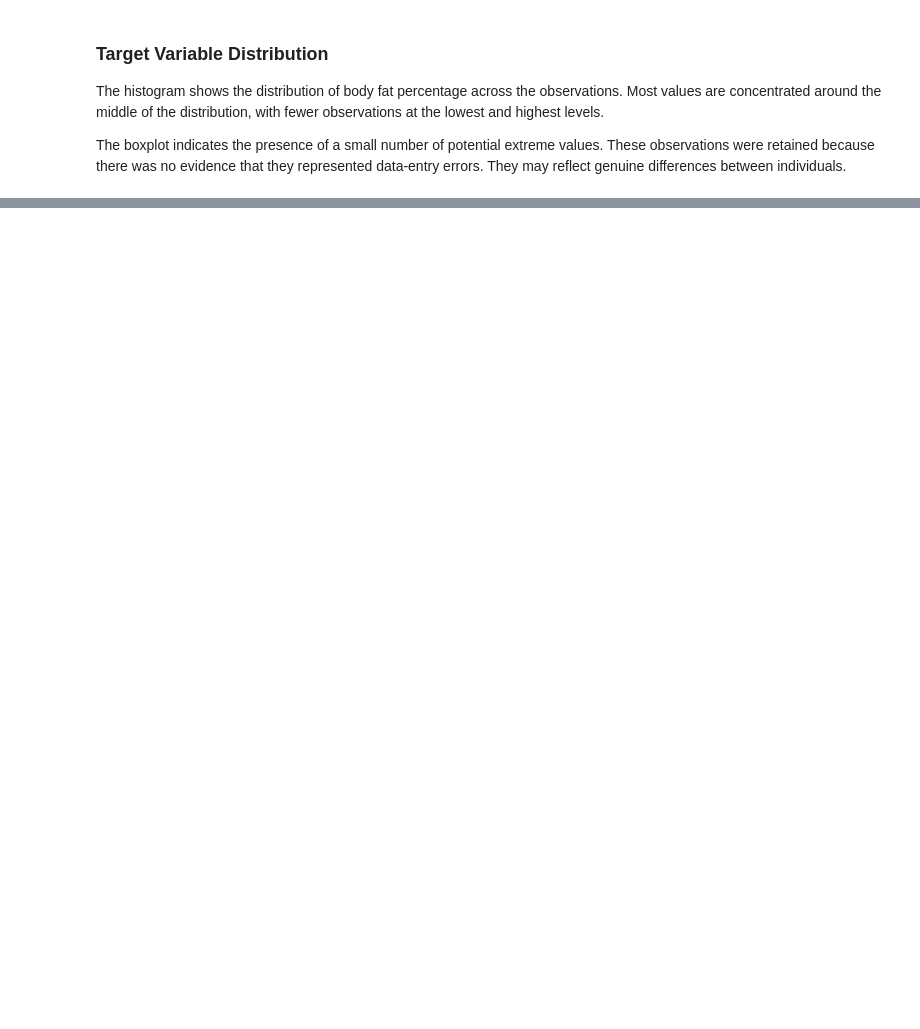
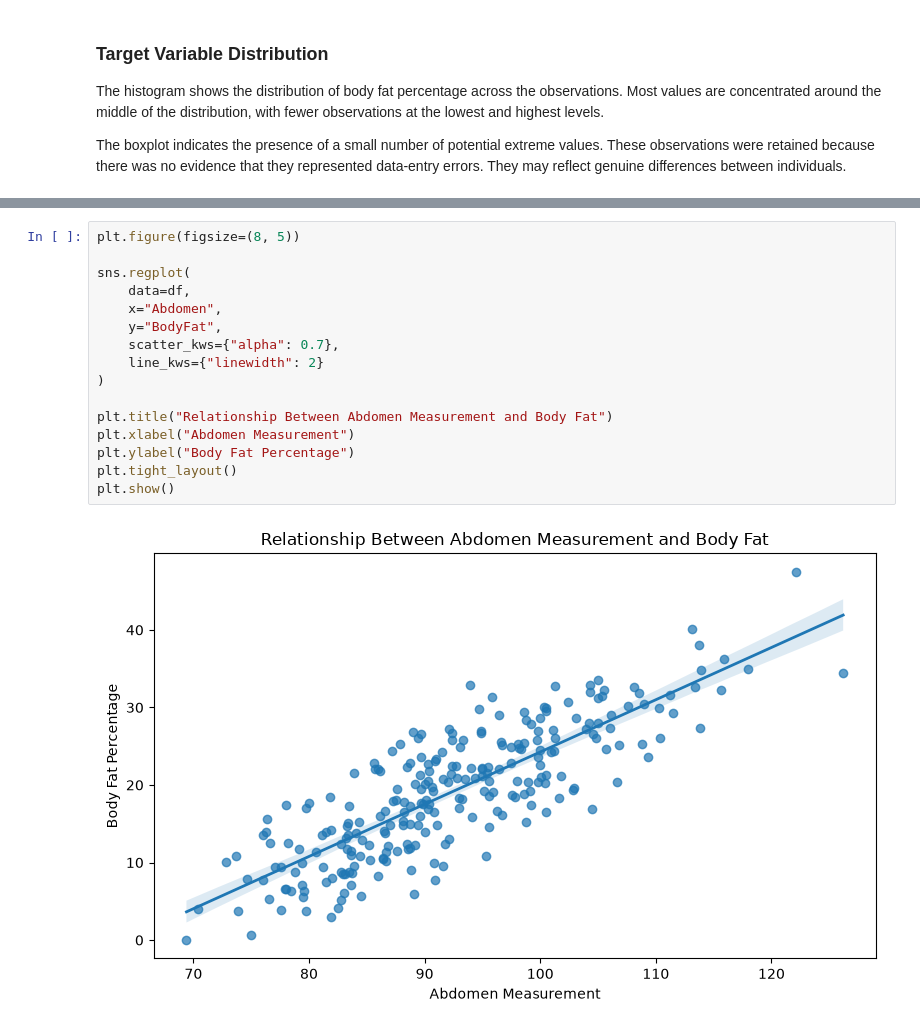
Before and after one commit to AmandaTFerraz/predictive-analytics-final-project, a Jupyter notebook: pda_finalproject.ipynb, the cells around one changed output, grey strips where cells are left out. Cells and saved outputs as stored; diff of their text form; blank space fills up the shorter version.

```diff
--- a/pda_finalproject.ipynb
+++ b/pda_finalproject.ipynb
@@ -145,0 +219,18 @@ bodyfat_correlations
+# %%
+plt.figure(figsize=(8, 5))
+
+sns.regplot(
+    data=df,
+    x="Abdomen",
+    y="BodyFat",
+    scatter_kws={"alpha": 0.7},
+    line_kws={"linewidth": 2}
+)
+
+plt.title("Relationship Between Abdomen Measurement and Body Fat")
+plt.xlabel("Abdomen Measurement")
+plt.ylabel("Body Fat Percentage")
+plt.tight_layout()
+plt.show()
+# %% [output]
+[figure, added]
```
Also changed, not shown: parts of 8 cells of this notebook.
